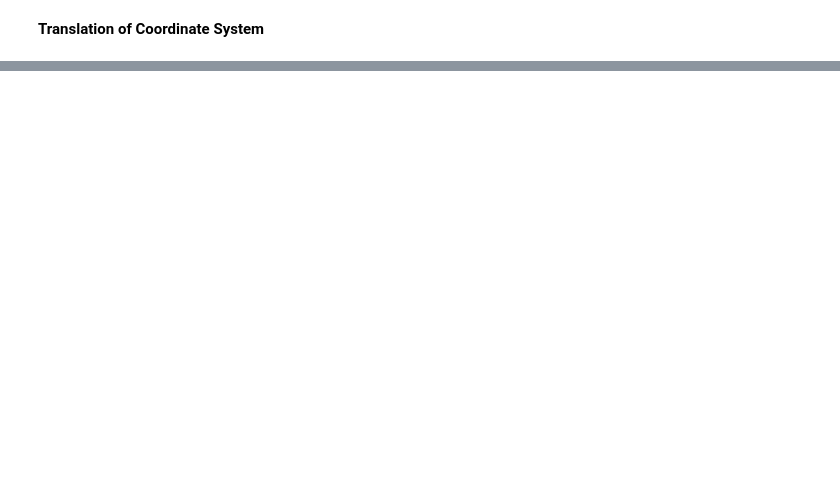
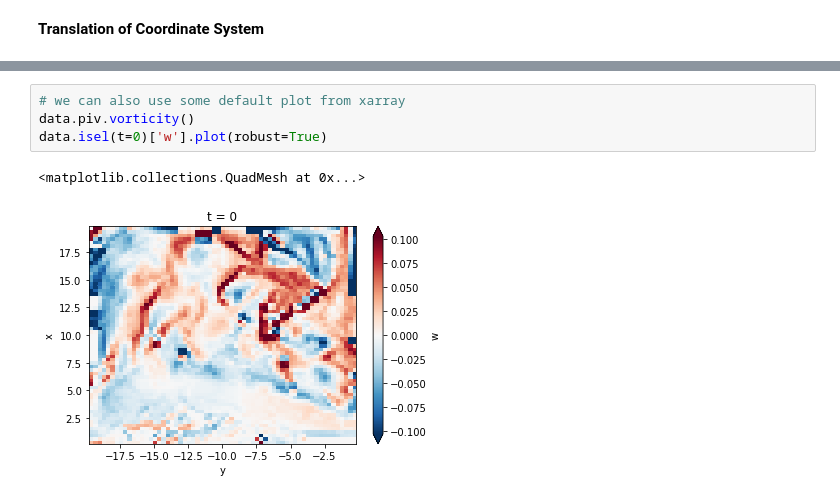
Before and after one commit to alexlib/pivpy, a Jupyter notebook: examples/notebooks/Getting_Started.ipynb, the cells around one changed output, grey strips where cells are left out. Cells and saved outputs as stored; diff of their text form; blank space fills up the shorter version.

```diff
--- a/examples/notebooks/Getting_Started.ipynb
+++ b/examples/notebooks/Getting_Started.ipynb
@@ -141,0 +150,7 @@ fig, ax = vecPlot.genQuiver(v, arrScale=10)
+# %%
+# we can also use some default plot from xarray
+data.piv.vorticity()
+data.isel(t=0)['w'].plot(robust=True)
+# %% [output]
+<matplotlib.collections.QuadMesh at 0x...>
+[figure, added]
```
Also changed, not shown: parts of 7 cells of this notebook, 4 other files.
